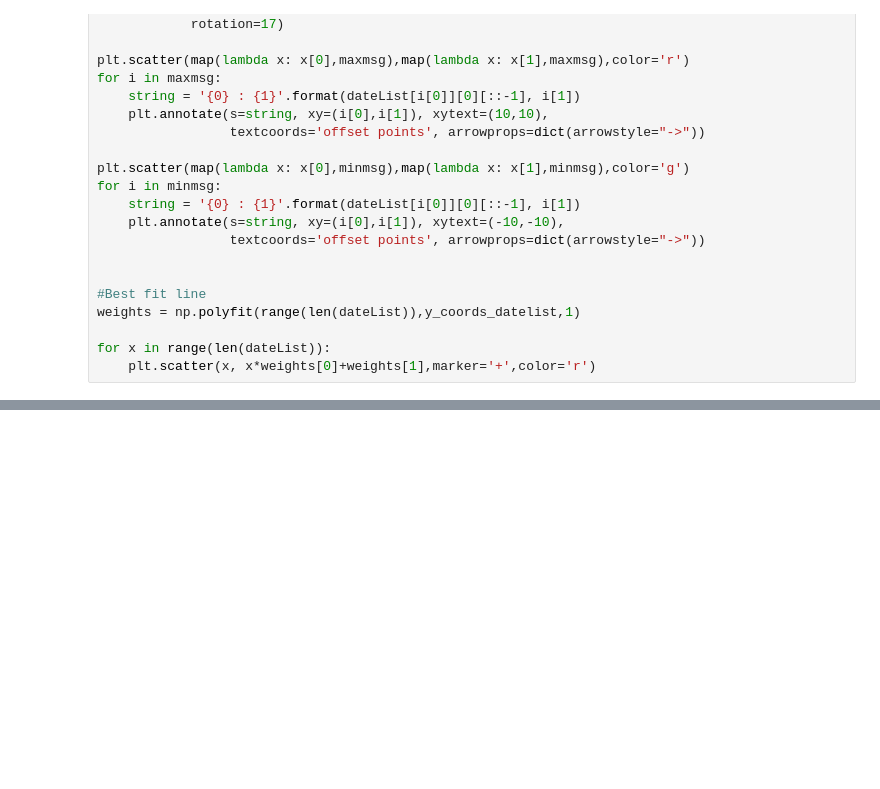
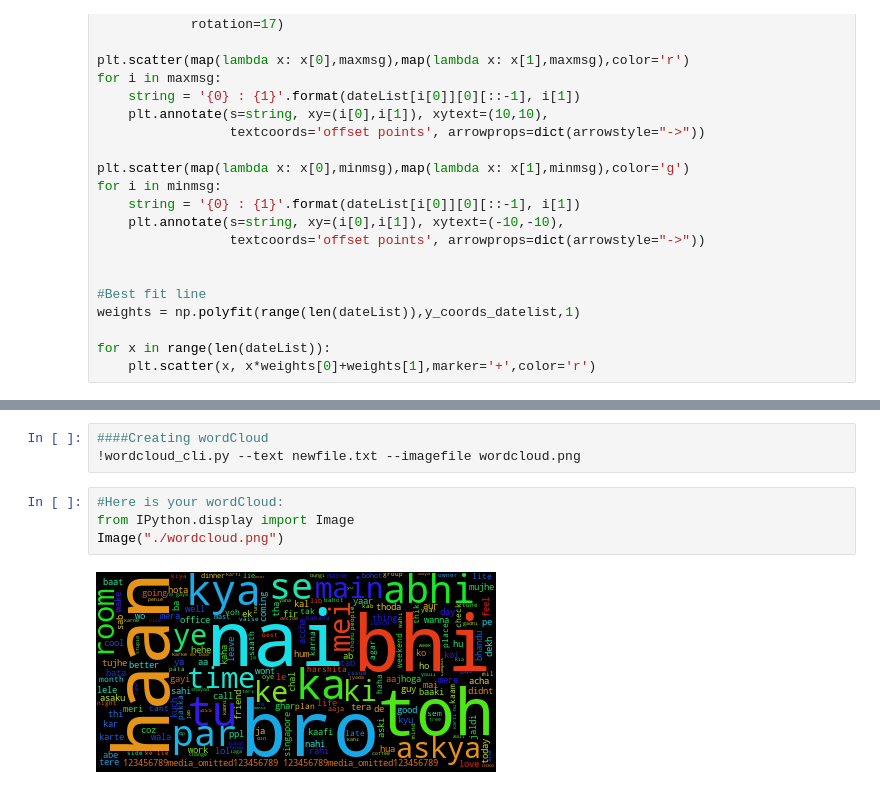
Before and after one commit to devashishd12/WhatsApp-Analyser, a Jupyter notebook: Whatsapp_Analyser-1.0.ipynb, the cells around one changed output, grey strips where cells are left out. Saved outputs shown, nothing was run; the diff lists cells and outputs as text; blank space fills up the shorter version.

```diff
--- a/Whatsapp_Analyser-1.0.ipynb
+++ b/Whatsapp_Analyser-1.0.ipynb
@@ -482,0 +505,9 @@ for x in range(len(dateList)):
+# %%
+####Creating wordCloud
+!wordcloud_cli.py --text newfile.txt --imagefile wordcloud.png
+# %%
+#Here is your wordCloud:
+from IPython.display import Image
+Image("./wordcloud.png")
+# %% [output]
+[figure, added]
```
Also changed, not shown: parts of 7 cells of this notebook, 3 other files.
